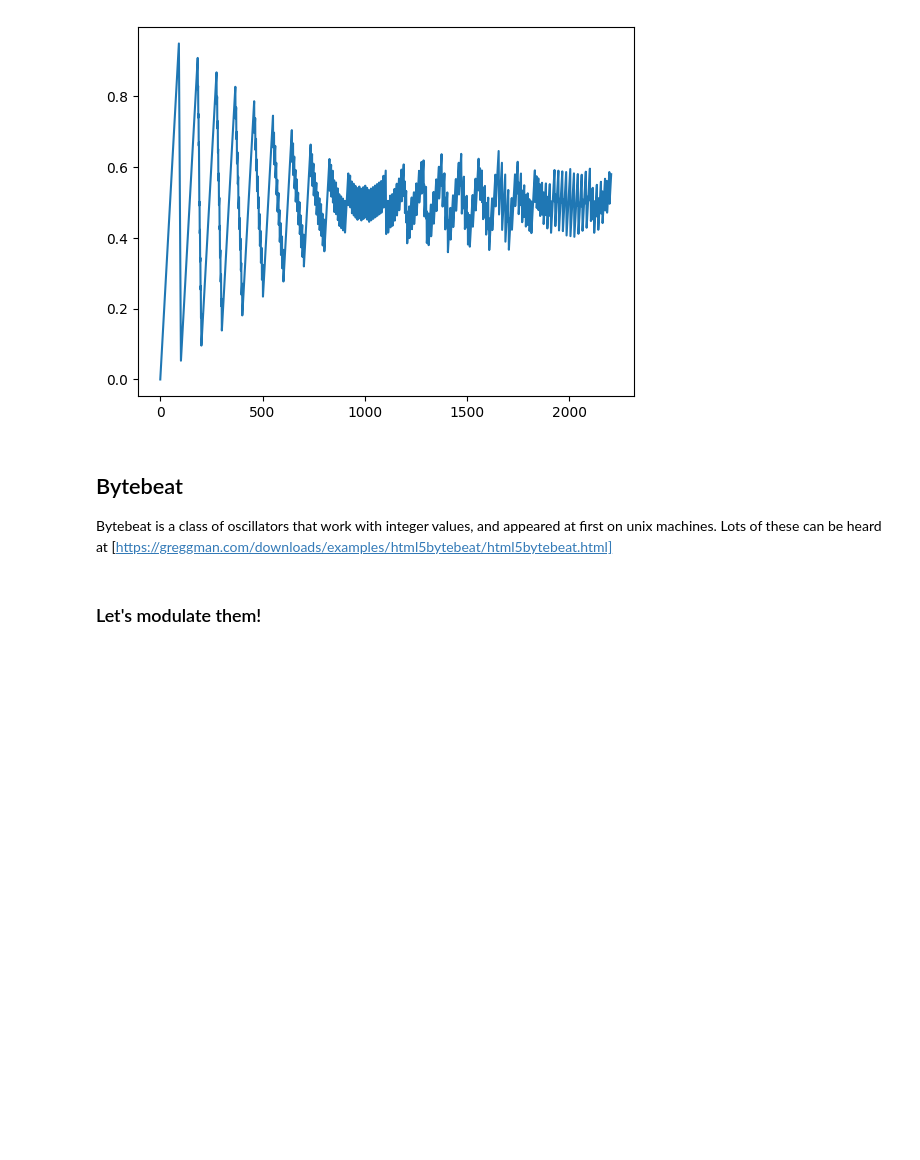
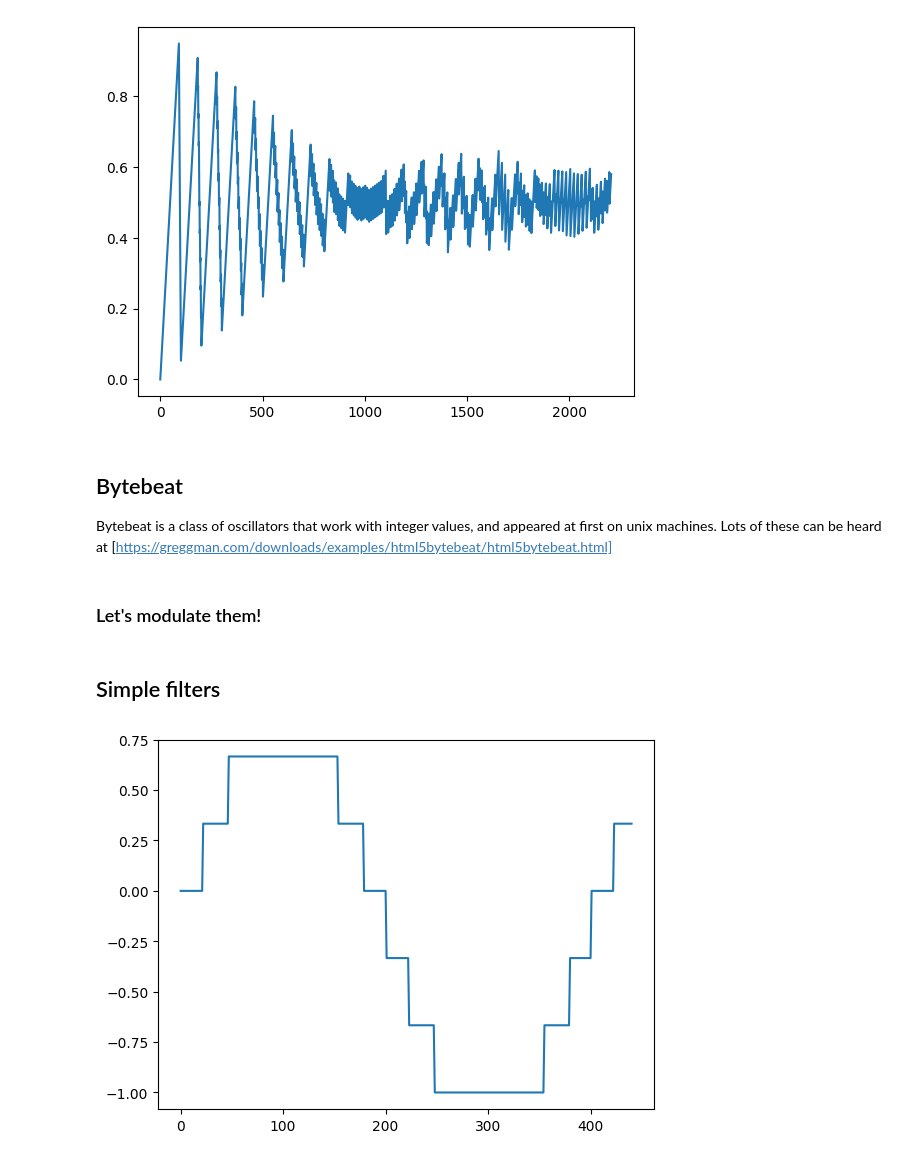
Before and after one commit to akinml/buchla, a Jupyter notebook: sound_modulation.ipynb, the cells around one changed output. Drawn from its saved outputs; the diff is of its cells as text; code cells hidden in the pictures; blank space fills up the shorter version.

```diff
--- a/sound_modulation.ipynb
+++ b/sound_modulation.ipynb
@@ -392,0 +469,2 @@ sound_out(10.0, lambda t: fm(110.0, t, fm(440.0, t, bytebeat_blueberry(t), 10.0
+# %% [markdown]
+## Simple filters
@@ -392,0 +486,6 @@ sound_out(10.0, lambda t: fm(110.0, t, fm(440.0, t, bytebeat_blueberry(t), 10.0
+# %%
+from math import floor
+
+def decimate(value, bits):
+    bits = max(1, bits)
+    return floor(value * bits) / bits
@@ -392,0 +494,4 @@ sound_out(10.0, lambda t: fm(110.0, t, fm(440.0, t, bytebeat_blueberry(t), 10.0
+# %%
+plot_sound(0.01, lambda t: decimate(sin(220.0 * pi * t), 3))
+# %% [output]
+[figure, added]
```
Also changed, not shown: parts of 28 cells of this notebook.
